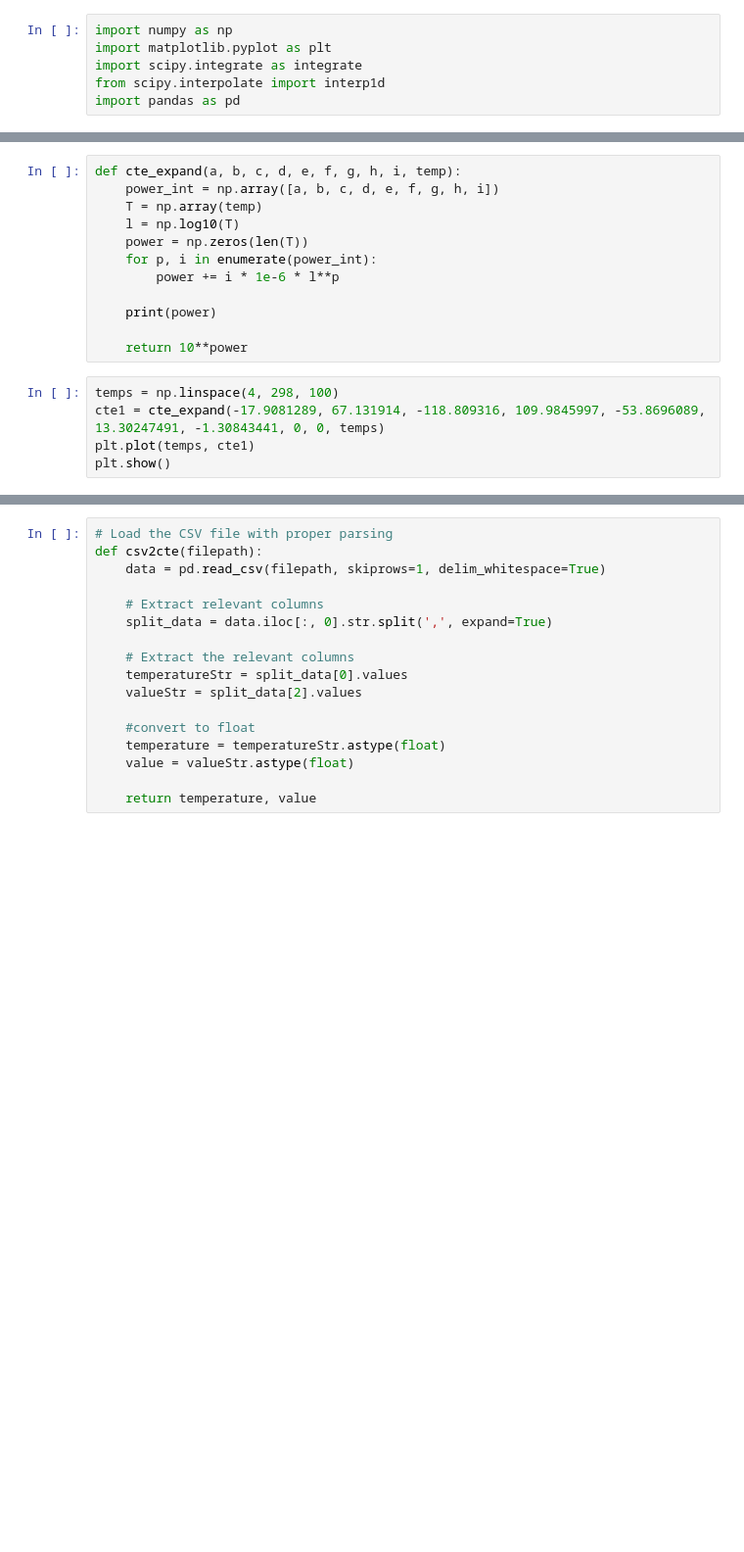
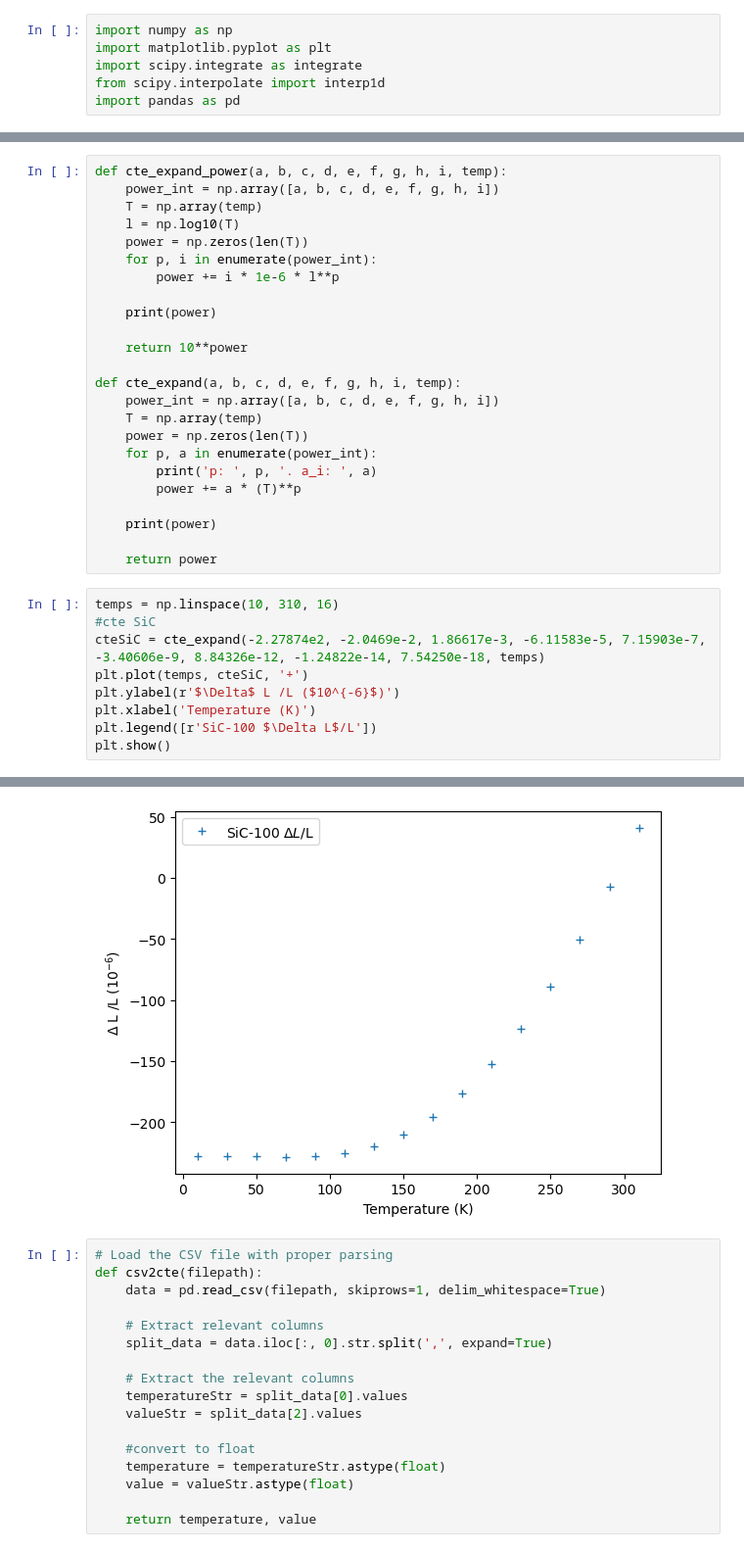
Before and after one commit to rw588/ETH-Simulations, a Jupyter notebook: TempCoeff/tempCoeff.ipynb, the cells around one changed output, grey strips where cells are left out. Shown: that part at 98% size. Drawn from its saved outputs; the diff is of its cells as text; blank space fills up the shorter version.

```diff
--- a/TempCoeff/tempCoeff.ipynb
+++ b/TempCoeff/tempCoeff.ipynb
@@ -7,5 +44,5 @@ import pandas as pd
 # %%
-def cte_expand(a, b, c, d, e, f, g, h, i, temp):
+def cte_expand_power(a, b, c, d, e, f, g, h, i, temp):
     power_int = np.array([a, b, c, d, e, f, g, h, i])
     T = np.array(temp)
     l = np.log10(T)
@@ -16,8 +53,25 @@ def cte_expand(a, b, c, d, e, f, g, h, i, temp):
     print(power)
 
     return 10**power
+
+def cte_expand(a, b, c, d, e, f, g, h, i, temp):
+    power_int = np.array([a, b, c, d, e, f, g, h, i])
+    T = np.array(temp)
+    power = np.zeros(len(T))
+    for p, a in enumerate(power_int):
+        print('p: ', p, '. a_i: ', a)
+        power += a * (T)**p
+
+    print(power)
+
+    return power
-# %%
-temps = np.linspace(4, 298, 100)
-cte1 = cte_expand(-17.9081289, 67.131914, -118.809316, 109.9845997, -53.8696089, 13.30247491, -1.30843441, 0, 0, temps)
-plt.plot(temps, cte1)
-plt.show()
+# %%
+temps = np.linspace(10, 310, 16)
+#cte SiC
+cteSiC = cte_expand(-2.27874e2, -2.0469e-2, 1.86617e-3, -6.11583e-5, 7.15903e-7, -3.40606e-9, 8.84326e-12, -1.24822e-14, 7.54250e-18, temps)
+plt.plot(temps, cteSiC, '+')
+plt.ylabel(r'$\Delta$ L /L ($10^{-6}$)')
+plt.xlabel('Temperature (K)')
+plt.legend([r'SiC-100 $\Delta L$/L'])
+plt.show()
+# %% [output]
@@ -24,3 +91,4 @@ plt.show()
+[figure, added]
 # %%
 # Load the CSV file with proper parsing
 def csv2cte(filepath):
```
Also changed, not shown: parts of 6 cells of this notebook.
